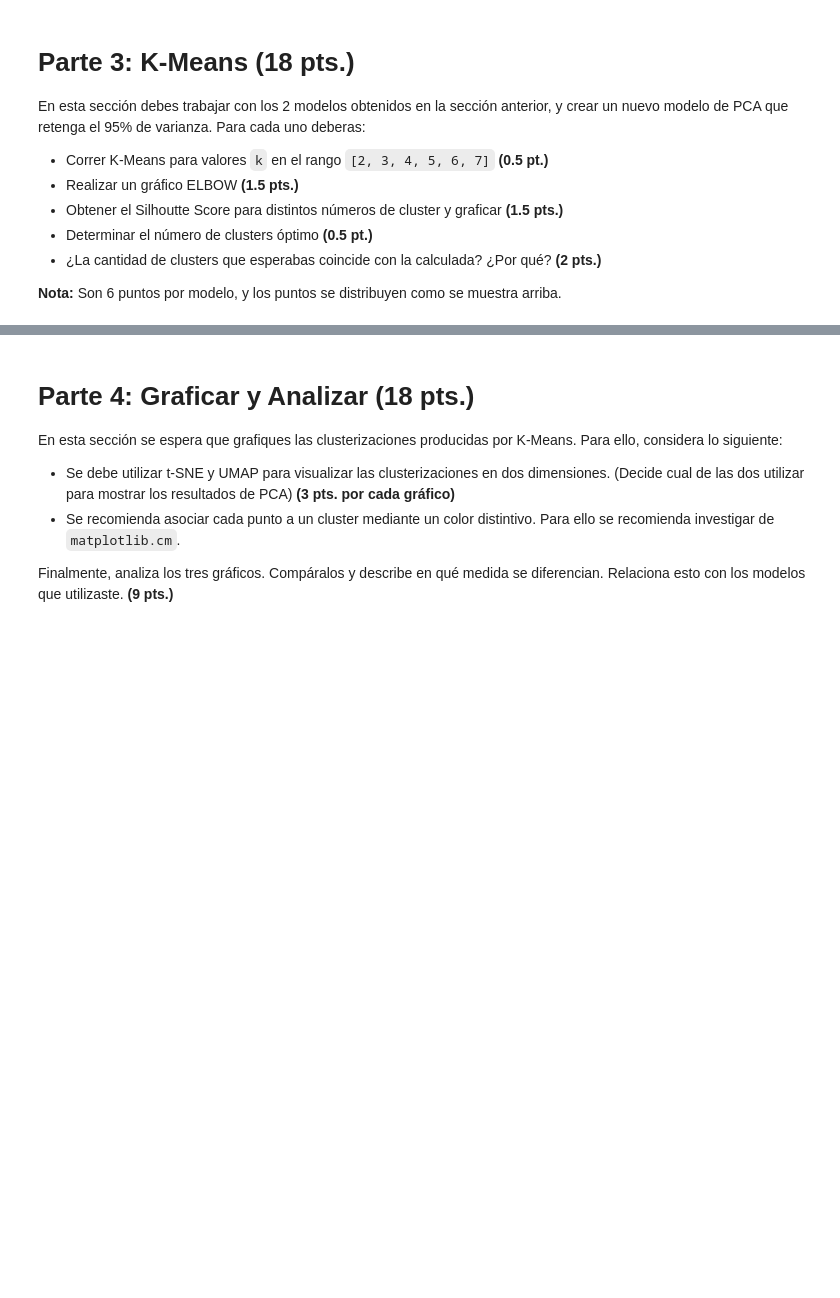
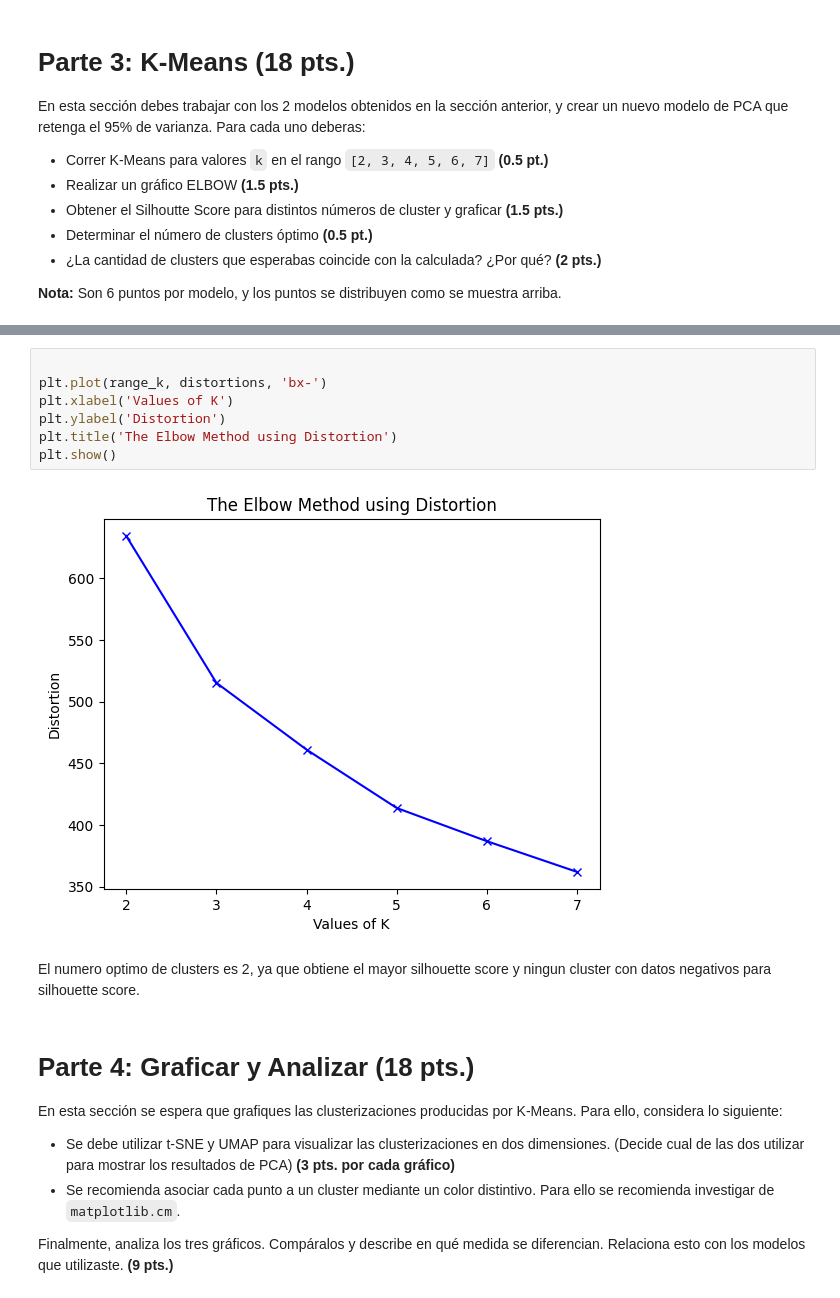
Before and after one commit to gabiacuna/IIC2433, a Jupyter notebook: tareas/T2.ipynb, the cells around one changed output, grey strips where cells are left out. Drawn from its saved outputs; the diff is of its cells as text; blank space fills up the shorter version.

```diff
--- a/tareas/T2.ipynb
+++ b/tareas/T2.ipynb
@@ -497,3 +519,14 @@ Para k=  7 Silhouette score promedio:  0.20310616590142963
+# %%
+
+plt.plot(range_k, distortions, 'bx-')
+plt.xlabel('Values of K')
+plt.ylabel('Distortion')
+plt.title('The Elbow Method using Distortion')
+plt.show()
+# %% [output]
+[figure, added]
+# %% [markdown]
+El numero optimo de clusters es 2, ya que obtiene el mayor silhouette score y ningun cluster con datos negativos para silhouette score.
 # %% [markdown]
 # Parte 4: Graficar y Analizar (18 pts.)
 
```
Also changed, not shown: parts of 17 cells of this notebook.
